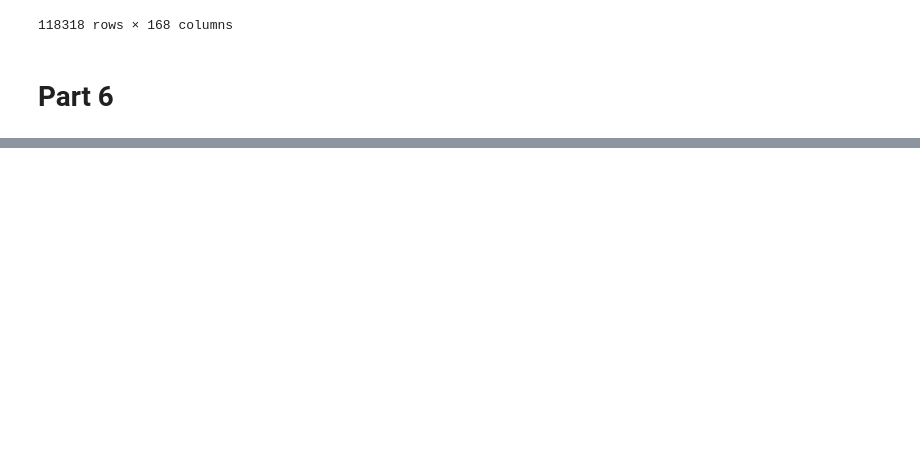
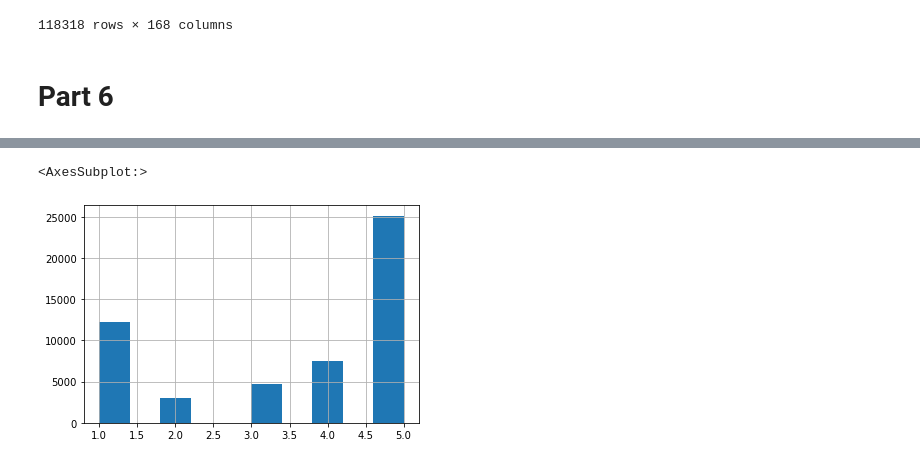
Before and after one commit to machadomr/DaysOfCode, a Jupyter notebook: 06_Other/01_Kaggle_Olist.ipynb, the cells around one changed output, grey strips where cells are left out. Cells and saved outputs as stored; diff of their text form; code cells hidden in the pictures; blank space fills up the shorter version.

```diff
--- a/06_Other/01_Kaggle_Olist.ipynb
+++ b/06_Other/01_Kaggle_Olist.ipynb
@@ -832,0 +868,6 @@ df_merged
+# %%
+df_merged[(df_merged['review_comment_title'].notnull()) |
+                      (df_merged['review_comment_message'].notnull())]['review_score'].hist()
+# %% [output]
+<AxesSubplot:>
+[figure, added]
```
Also changed, not shown: parts of 10 cells of this notebook.
